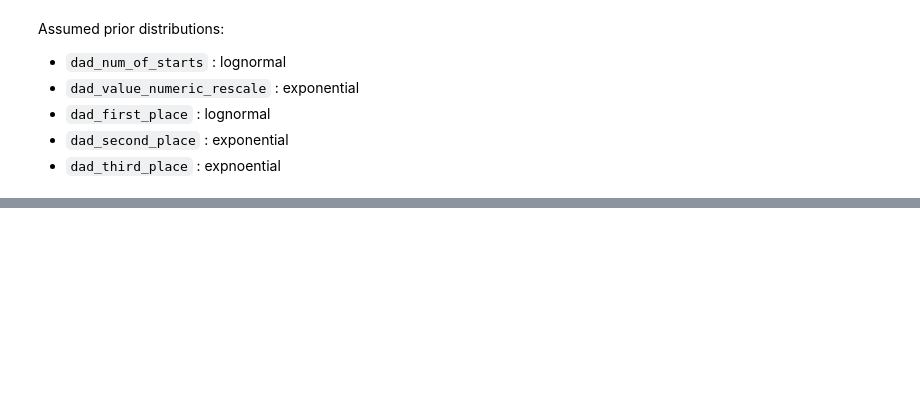
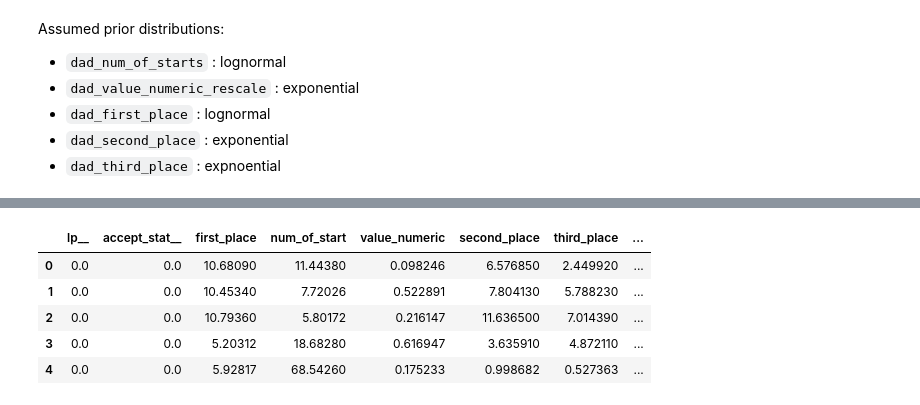
Before and after one commit to Motyleczek/racehorse_bayes, a Jupyter notebook: data_analysis.ipynb, the cells around one changed output, grey strips where cells are left out. Cells and saved outputs as stored; diff of their text form; code cells hidden in the pictures; blank space fills up the shorter version.

```diff
--- a/data_analysis.ipynb
+++ b/data_analysis.ipynb
@@ -132,0 +205,10 @@ lambda_dad_third_place = 1/df_dads.dad_third_place.mean()
+# %%
+ppc_distribution_chceck = sim1_distribution_check.draws_pd()
+ppc_distribution_chceck.head()
+# %% [output]
+|  | lp__ | accept_stat__ | first_place | num_of_start | value_numeric | second_place | third_place | ... |
+| 0 | 0.0 | 0.0 | 10.68090 | 11.44380 | 0.098246 | 6.576850 | 2.449920 | ... |
+| 1 | 0.0 | 0.0 | 10.45340 | 7.72026 | 0.522891 | 7.804130 | 5.788230 | ... |
+| 2 | 0.0 | 0.0 | 10.79360 | 5.80172 | 0.216147 | 11.636500 | 7.014390 | ... |
+| 3 | 0.0 | 0.0 | 5.20312 | 18.68280 | 0.616947 | 3.635910 | 4.872110 | ... |
+| 4 | 0.0 | 0.0 | 5.92817 | 68.54260 | 0.175233 | 0.998682 | 0.527363 | ... |
```
Also changed, not shown: parts of 11 cells of this notebook, 4 other files.
